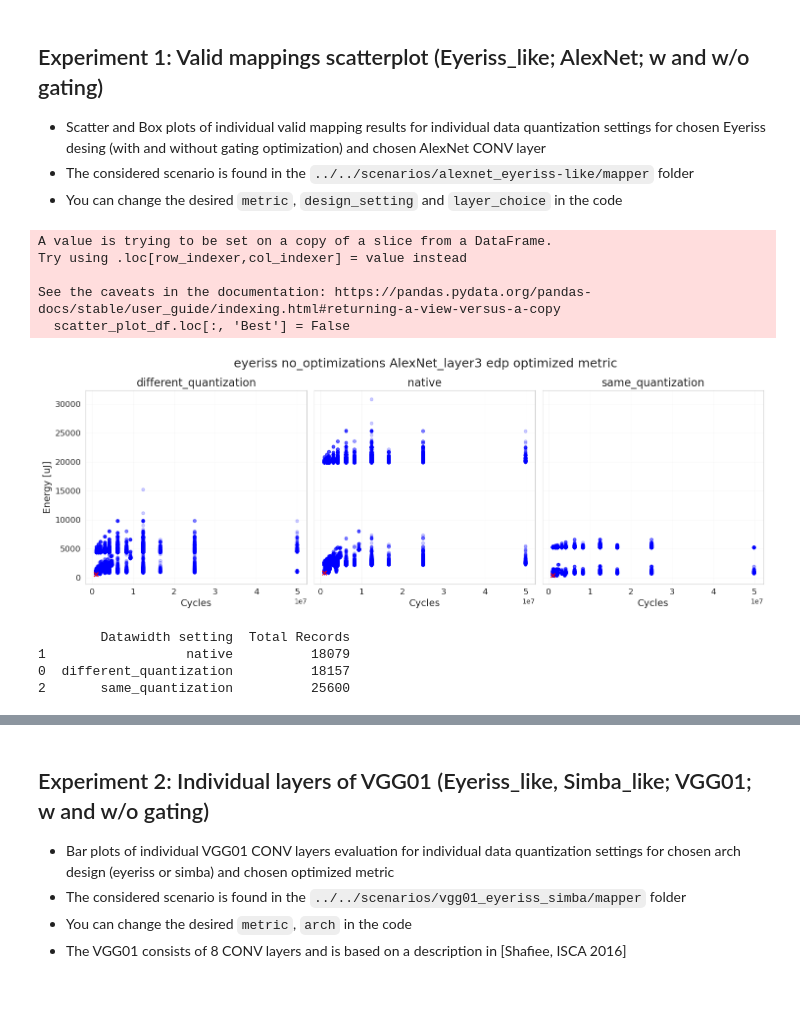
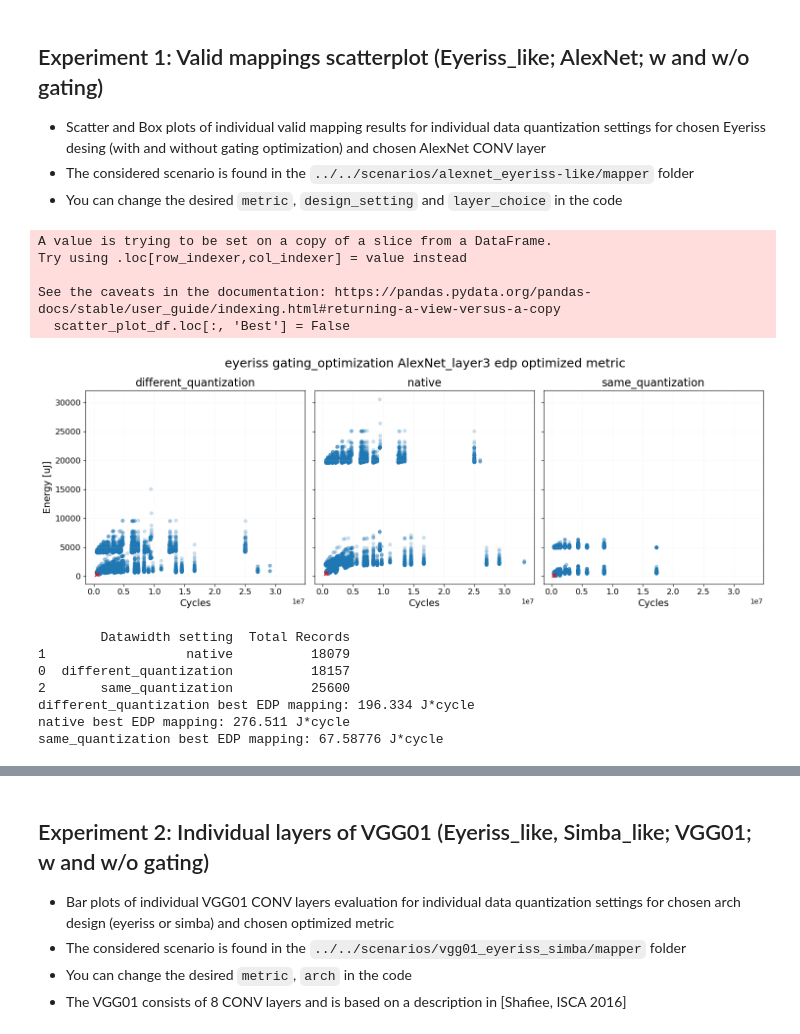
Before and after one commit to honzastor/accelergy-timeloop-infrastructure-quantization-feature, a Jupyter notebook: quantization-exercises/utils/plot_graphs/plot_graphs.ipynb, the cells around one changed output, grey strips where cells are left out. Saved outputs shown, nothing was run; the diff lists cells and outputs as text; code cells hidden in the pictures; blank space fills up the shorter version.

```diff
--- a/quantization-exercises/utils/plot_graphs/plot_graphs.ipynb
+++ b/quantization-exercises/utils/plot_graphs/plot_graphs.ipynb
@@ -110,7 +110,7 @@ stats_df = pd.concat(stats_dfs, axis=0, ignore_index=True)
 # %%
 """ SCATTER PLOT """
 ### MODIFY/SELECT DATA ###
-design_setting = "no_optimizations" # gating_optimization, no_optimizations
+design_setting = "gating_optimization" # gating_optimization, no_optimizations
 layer_choice = 'AlexNet_layer3' # AlexNet_layer1, AlexNet_layer2, AlexNet_layer3, AlexNet_layer4, AlexNet_layer5
 
 scatter_plot_df = oaves_df.loc[(oaves_df['Layer'] == layer_choice) & (design_setting == oaves_df['Design setting'])]
@@ -130,43 +130,52 @@ fig, axes = plt.subplots(nrows=1, ncols=3, figsize=(15, 5), sharex=True, sharey=
 
 for i, setting in enumerate(quant_settings):
     sub_df = scatter_plot_df[scatter_plot_df['Datawidth setting'] == setting]
     best_df = sub_df[sub_df['Best']]
     other_df = sub_df[~sub_df['Best']]
     axes[i].scatter(other_df['Cycles'], other_df['Energy [uJ]'], s=20, alpha=0.2, c='tab:blue', rasterized=True)
     axes[i].scatter(best_df['Cycles'], best_df['Energy [uJ]'], s=40, alpha=1, c='r', marker='x', rasterized=True)
     axes[i].set_xlabel('Cycles', fontsize=14)
     if i == 0:
         axes[i].set_ylabel('Energy [uJ]', fontsize=14)
     axes[i].set_title(setting, fontsize=16)
     axes[i].grid(True, color='lightgray', linestyle='-', linewidth=0.5, alpha=0.25)
     axes[i].tick_params(axis='both', which='major', labelsize=12)
 
 #saving the graph image
 plt.tight_layout()
 fig_location = "plots/Experiment1"
 if not os.path.exists(fig_location):
     os.makedirs(fig_location)
 plt.savefig(os.path.join(fig_location, f'{arch_name}_{design_setting}_{layer_choice}_{metric}_scatter.png'), bbox_inches='tight')
 plt.savefig(os.path.join(fig_location, f'{arch_name}_{design_setting}_{layer_choice}_{metric}_scatter.pdf'), bbox_inches='tight')
 
 plt.suptitle(f"{arch_name} {design_setting} {layer_choice} {metric} optimized metric", fontsize=18, y=1.05, x=0.53)
 plt.show()
 # %% [output]
 A value is trying to be set on a copy of a slice from a DataFrame.
 Try using .loc[row_indexer,col_indexer] = value instead
 
 See the caveats in the documentation: https://pandas.pydata.org/pandas-docs/stable/user_guide/indexing.html#returning-a-view-versus-a-copy
   scatter_plot_df.loc[:, 'Best'] = False
-[figure, old version]
+[figure, new version]
 # %%
 # Get the total number of records for each quant_setting (NOTE that the numbers do not represent total number of valid mappings per setting! Because just the best evaluated mappings per thread is reported (in other words, the number is probably less than the actual number of valid mappings and will change with different number of threads used, to see true counts, run the mapper with live-status option on))
 total_records = scatter_plot_df.groupby(['Datawidth setting']).size().reset_index(name='Total Records')
 print(total_records.sort_values('Total Records'))
+
+for quant_setting in quant_settings:
+    quant_setting_df = scatter_plot_df[scatter_plot_df['Datawidth setting'] == quant_setting]
+    best_mapping = quant_setting_df.loc[quant_setting_df['EDP [J*cycle]'].idxmin()]
+    scatter_plot_df.loc[best_mapping.name, 'Best'] = True
+    print(f"{quant_setting} best EDP mapping: {best_mapping['EDP [J*cycle]']} J*cycle")
 # %% [output]
         Datawidth setting  Total Records
 1                  native          18079
 0  different_quantization          18157
 2       same_quantization          25600
+different_quantization best EDP mapping: 196.334 J*cycle
+native best EDP mapping: 276.511 J*cycle
+same_quantization best EDP mapping: 67.58776 J*cycle
 # %%
 """ BOX PLOT """
 ### MODIFY/SELECT DATA ###
```
Also changed, not shown: parts of 7 cells of this notebook, 1 other file.
